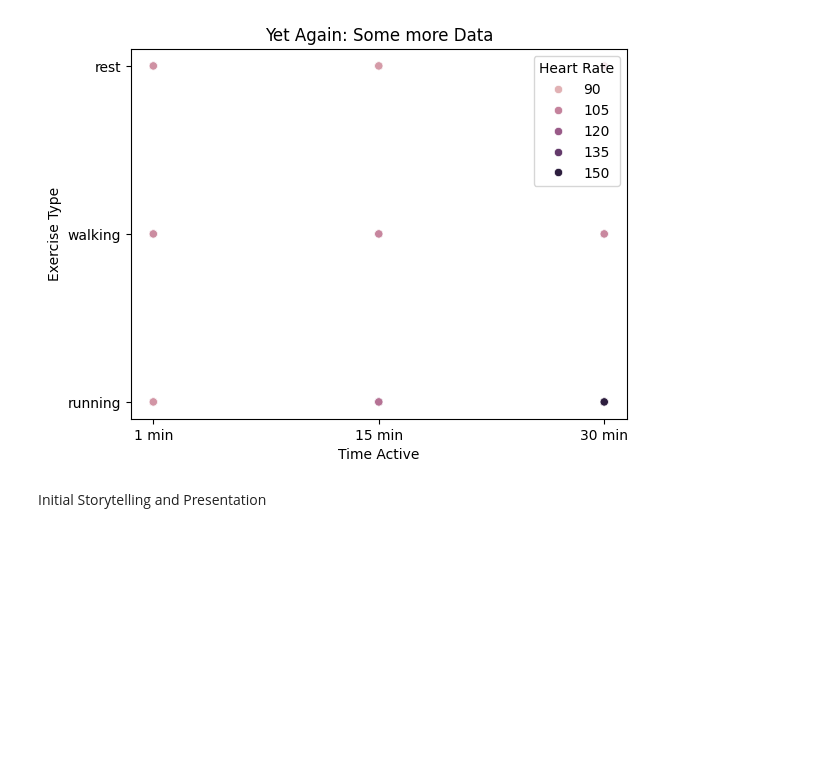
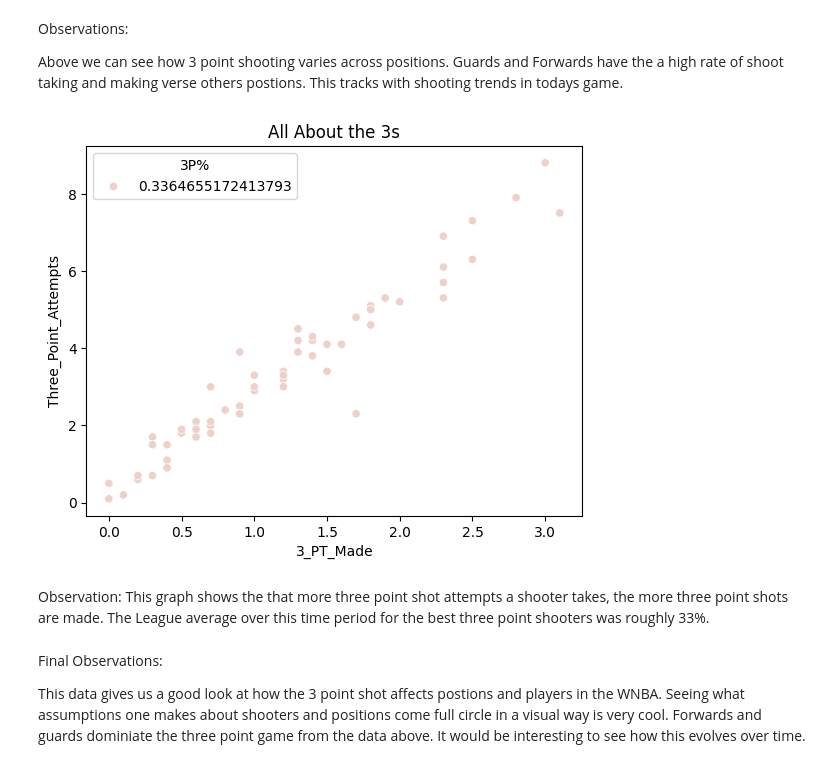
Before and after one commit to mindy0cruz/datafun-06-eda, a Jupyter notebook: mindycruz_eda.ipynb, the cells around one changed output. Saved outputs shown, nothing was run; the diff lists cells and outputs as text; code cells hidden in the pictures; blank space fills up the shorter version.

```diff
--- a/mindycruz_eda.ipynb
+++ b/mindycruz_eda.ipynb
@@ -15,7 +19,7 @@ import seaborn as sns
 # Data Aquisition
 
 # Load the dataset into a pandas DataFrame - adjust this process for your custom data
-df = sns.load_dataset('exercise')
+df = pd.read_csv('wnba.csv')
 
 # Inspect first rows of the DataFrame
 print(df.head())
@@ -96,15 +127,15 @@ Observations:
  #Initial Data Transformation and Feature Engineering
 
 #Rename columns
-df.rename(columns={'pulse': 'Heart Rate'}, inplace=True)
-df.rename(columns={'kind': 'Exercise Type'}, inplace=True)
-df.rename(columns={'time': 'Time Active'}, inplace=True)
+df.rename(columns={'G': 'Games'}, inplace=True)
+df.rename(columns={'3PA': 'Three_Point_Attempts'}, inplace=True)
+df.rename(columns={'3P': '3_PT_Made'}, inplace=True)
 
 #Calculate
-average_heart_rate = df['Heart Rate'].mean()
+average_3pt_perc = df['3P%'].mean()
 
 #New Column
-df['Average Heart Rate'] = average_heart_rate
+df['3P%']= average_3pt_perc
 
 
 #Check data transformations
@@ -159,14 +179,23 @@ Observations:
+# %% [markdown]
+Observations:
+
+Above we can see how 3 point shooting varies across positions. Guards and Forwards have the a high rate of shoot taking and making verse others postions. This tracks with shooting trends in todays game.
 # %%
 sns.scatterplot(
     data=df,
 
-    x="Time Active",
-    y="Exercise Type",
-    hue="Heart Rate"
+    x="3_PT_Made",
+    y="Three_Point_Attempts",
+    hue="3P%"
 )
-plt.title('Yet Again: Some more Data')
+plt.title('All About the 3s')
 plt.show()
 # %% [output]
-[figure, old version]
+[figure, new version]
-# %% [markdown]
- Initial Storytelling and Presentation
+# %% [markdown]
+Observation:
+  This graph shows the that more three point shot attempts a shooter takes, the more three point shots are made. The League average over this time period for the best three point shooters was roughly 33%.
+# %% [markdown]
+Final Observations:
+
+This data gives us a good look at how the 3 point shot affects postions and players in the WNBA. Seeing what assumptions one makes about shooters and positions come full circle in a visual way is very cool. Forwards and guards dominiate the three point game from the data above. It would be interesting to see how this evolves over time.
```
Also changed, not shown: parts of 19 cells of this notebook, 1 other file.
